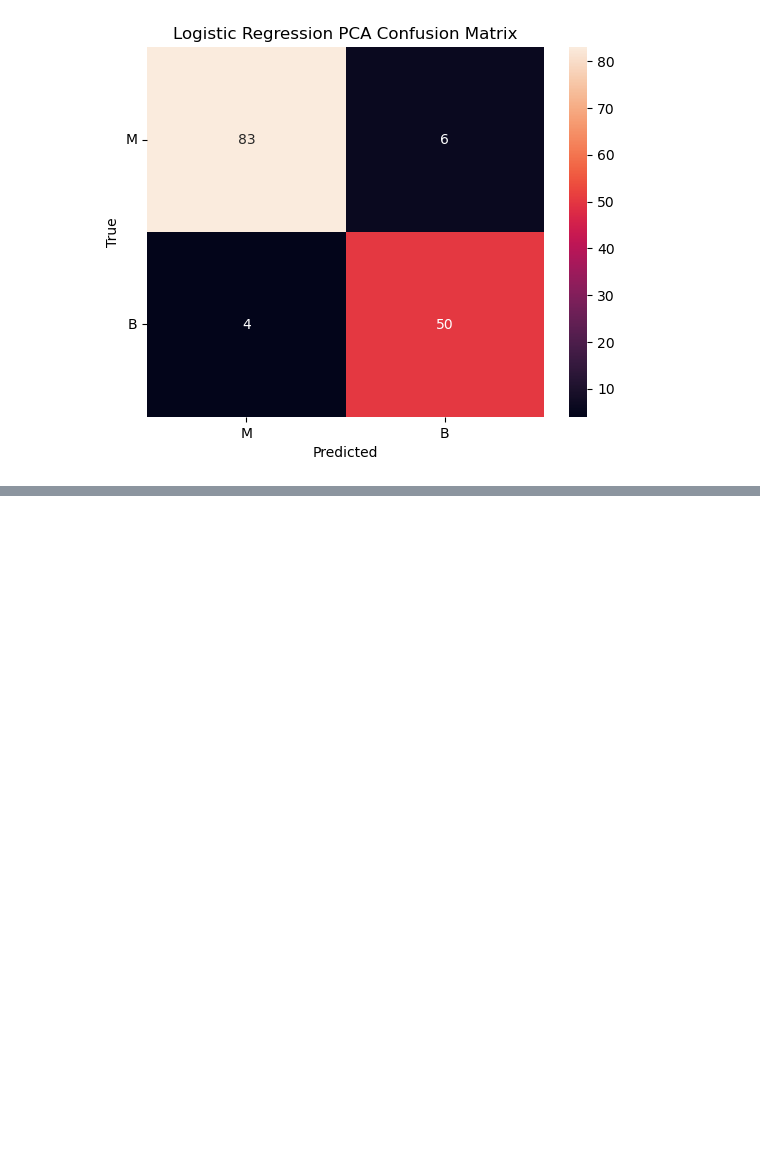
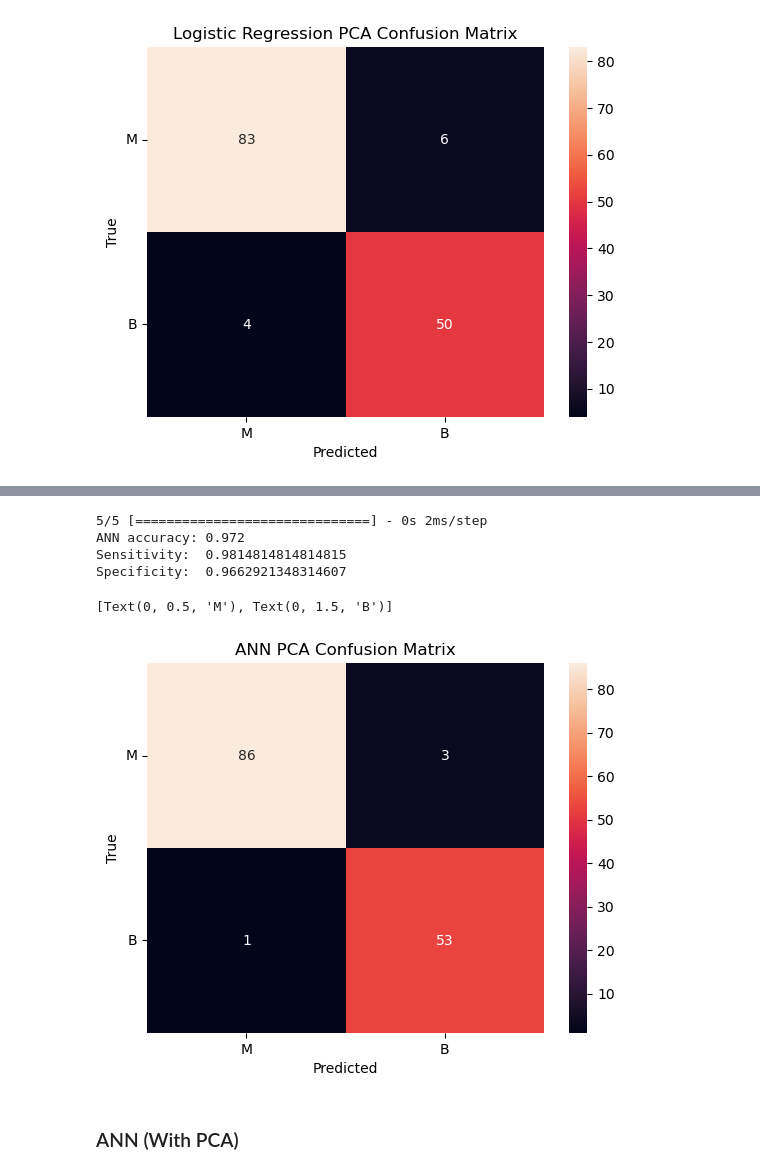
Before and after one commit to benjamin-ravenscroft/CISC471-Project, a Jupyter notebook: EDA.ipynb, the cells around one changed output, grey strips where cells are left out. Cells and saved outputs as stored; diff of their text form; code cells hidden in the pictures; blank space fills up the shorter version.

```diff
--- a/EDA.ipynb
+++ b/EDA.ipynb
@@ -697,0 +721,13 @@ Specificity:  0.9325842696629213
+# %%
+# Compiling the ANN
+ann.compile(optimizer='adam', loss='binary_crossentropy', metrics=['accuracy'])
+# %%
+train_ann, val_ann, train_ann_targets, val_ann_targets = train_test_split(train_scaled_fs, train_targets, test_size=0.25, random_state=42)
+
+es = EarlyStopping(
+    monitor='val_loss',
+    patience=3,
+    verbose=1)
+
+# Fitting the ANN to the Training set
+ann.fit(train_ann, train_ann_targets, validation_data = (val_ann, val_ann_targets), batch_size=100, epochs=150, callbacks=[es])
@@ -697,0 +753,30 @@ Specificity:  0.9325842696629213
+# %%
+# Predicting the Test set results
+ann_pred = ann.predict(test_scaled_fs)
+ann_pred = np.round(ann_pred).astype(int)
+print('ANN accuracy:', round(accuracy_score(test_targets, ann_pred), 3))
+
+# Calculating confusion matrix, sensitivity, and specificity
+ann_cm = confusion_matrix(test_targets, ann_pred)
+
+tn, fp, fn, tp = confusion_matrix(test_targets, ann_pred).ravel()
+print("Sensitivity: ", (tp / (tp + fn)))
+print("Specificity: ", (tn / (tn + fp)))
+
+# Plotting confusion matrix
+ax = plt.subplot()
+sns.heatmap(ann_cm, annot=True, ax = ax, fmt='g')
+ax.set_xlabel('Predicted')
+ax.set_ylabel('True')
+ax.set_title('ANN PCA Confusion Matrix')
+ax.xaxis.set_ticklabels(classes)
+ax.yaxis.set_ticklabels(classes, rotation=360)
+# %% [output]
+5/5 [==============================] - 0s 2ms/step
+ANN accuracy: 0.972
+Sensitivity:  0.9814814814814815
+Specificity:  0.9662921348314607
+[Text(0, 0.5, 'M'), Text(0, 1.5, 'B')]
+[figure, added]
+# %% [markdown]
+### ANN (With PCA)
```
Also changed, not shown: parts of 8 cells of this notebook.
